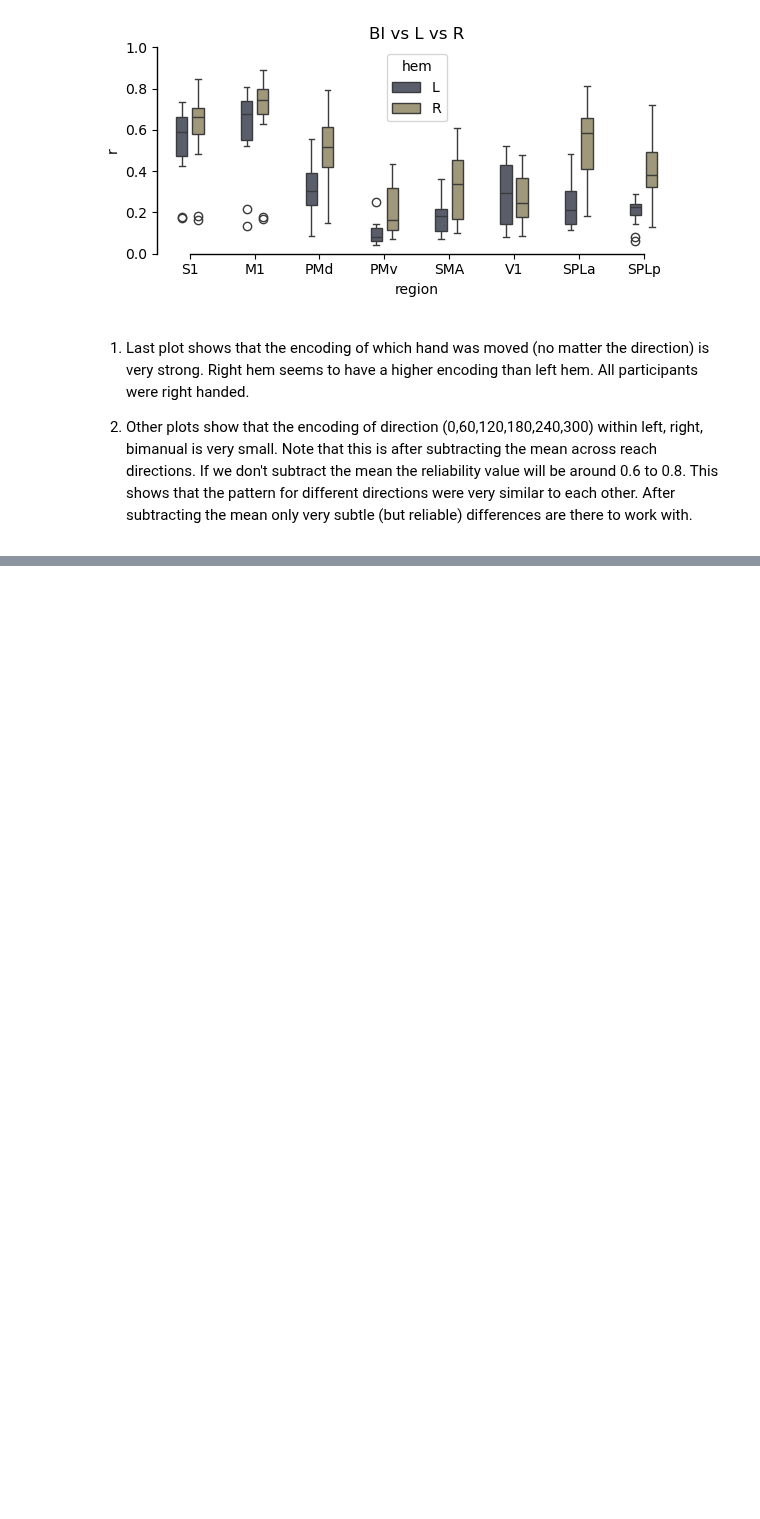
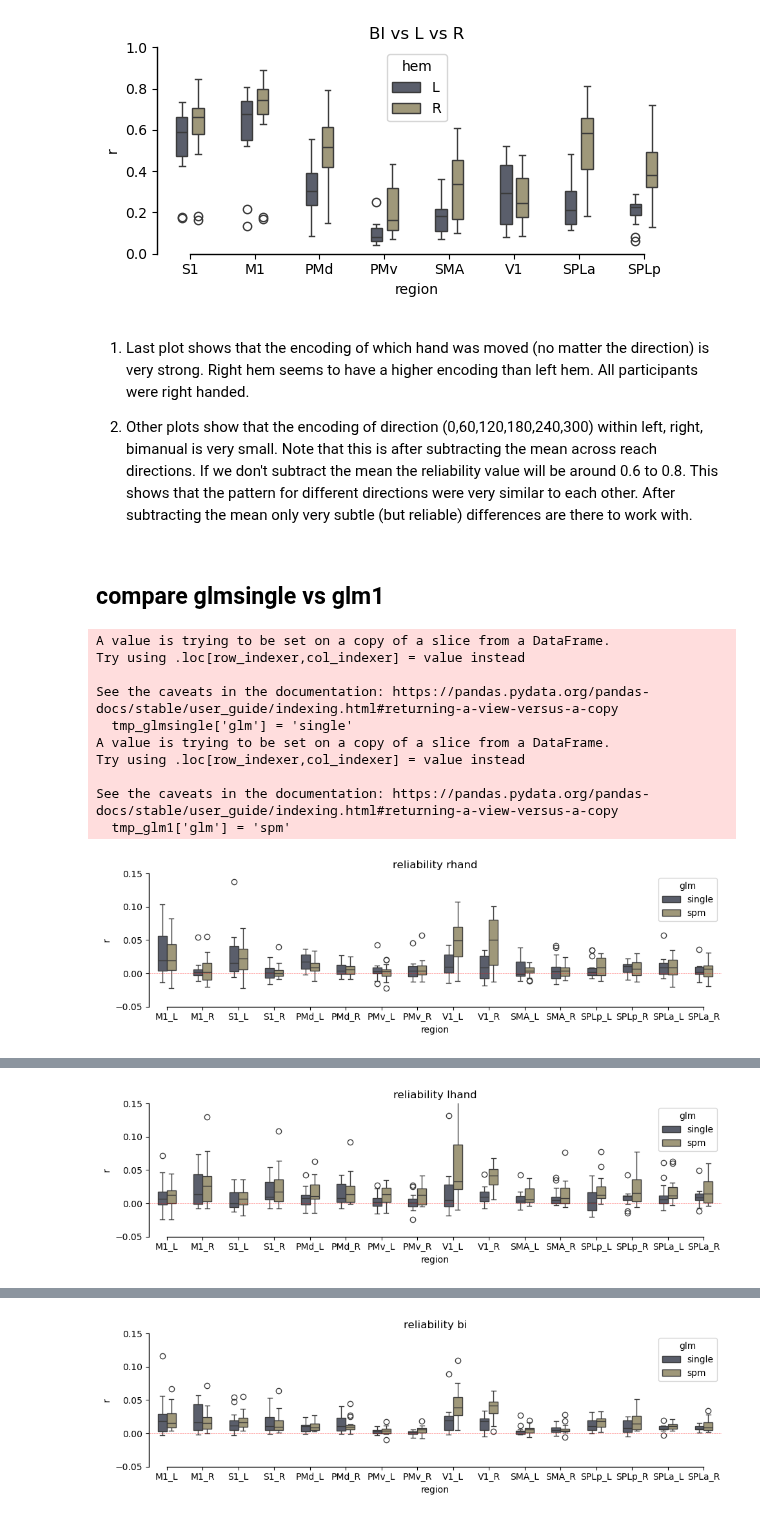
Before and after one commit to alighavam/bimanual_wrist, a Jupyter notebook: notebooks_glmsingle/reliability.ipynb, the cells around one changed output, grey strips where cells are left out. Drawn from its saved outputs; the diff is of its cells as text; code cells hidden in the pictures; blank space fills up the shorter version.

```diff
--- a/notebooks_glmsingle/reliability.ipynb
+++ b/notebooks_glmsingle/reliability.ipynb
@@ -336,3 +337,76 @@ plt.show()
 1) Last plot shows that the encoding of which hand was moved (no matter the direction) is very strong. Right hem seems to have a higher encoding than left hem. All participants were right handed.
 
 2) Other plots show that the encoding of direction (0,60,120,180,240,300) within left, right, bimanual is very small. Note that this is after subtracting the mean across reach directions. If we don't subtract the mean the reliability value will be around 0.6 to 0.8. This shows that the pattern for different directions were very similar to each other. After subtracting the mean only very subtle (but reliable) differences are there to work with.
+# %% [markdown]
+## compare glmsingle vs glm1
+# %%
+df_glmsingle = pd.read_csv(os.path.join(analysisDir, 'rel_glmsingle.csv'))
+df_glm1 = pd.read_csv(os.path.join(analysisDir, 'rel_glm1.csv'))
+regions = ['M1_L', 'M1_R', 'S1_L', 'S1_R', 'PMd_L', 'PMd_R', 'PMv_L', 'PMv_R'
+           ,'V1_L', 'V1_R', 'SMA_L', 'SMA_R', 'SPLp_L', 'SPLp_R', 'SPLa_L', 'SPLa_R']
+conditions = ['rhand','lhand','bi']
+
+# # boxplot:
+# fig, ax = plt.subplots(figsize=(10,3))
+# sns.boxplot(data=df, x='region', y='r', hue='cond', ax=ax, width=0.5, gap=0.3, palette='cividis')
+# ax.axhline(0, color='red', linestyle='--', alpha=0.5, linewidth=0.5)
+# plt.ylim((-0.05,0.15))
+# plt.title(f'reliability')
+# utils.please.make_it_pretty(ax=ax)
+# plt.tight_layout()
+# # plt.savefig(f'../figures/pattern_reliability/hand_encoding.pdf', bbox_inches="tight")
+# plt.show()
+
+# sn = np.unique(df_glmsingle['sn'])
+# for s in sn:
+#     for cond in conditions:
+#         # glmsingle
+#         tmp_glmsingle = df_glmsingle[(df_glmsingle['sn'] == s) & (df_glmsingle['cond'] == cond )]
+#         # glm1
+#         tmp_glm1 = df_glm1[(df_glm1['sn'] == s) & (df_glm1['cond'] == cond )]
+
+#         tmp_glmsingle['glm'] = 'single'
+#         tmp_glm1['glm'] = 'spm'
+
+#         tmp = pd.concat([tmp_glmsingle, tmp_glm1], ignore_index=True)
+
+#         fig, ax = plt.subplots(figsize=(10,3))
+#         sns.barplot(data=tmp, x='region', y='r', hue='glm', ax=ax, width=0.5, palette='cividis')
+#         ax.axhline(0, color='red', linestyle='--', alpha=0.5, linewidth=0.5)
+#         plt.ylim((-0.05,0.15))
+#         plt.title(f'reliability s{s} {cond}')
+#         utils.please.make_it_pretty(ax=ax)
+#         plt.tight_layout()
+#         plt.show()
+
+for cond in conditions:
+    # glmsingle
+    tmp_glmsingle = df_glmsingle[(df_glmsingle['cond'] == cond )]
+    # glm1
+    tmp_glm1 = df_glm1[(df_glm1['cond'] == cond )]
+
+    tmp_glmsingle['glm'] = 'single'
+    tmp_glm1['glm'] = 'spm'
+
+    tmp = pd.concat([tmp_glmsingle, tmp_glm1], ignore_index=True)
+
+    fig, ax = plt.subplots(figsize=(10,3))
+    sns.boxplot(data=tmp, x='region', y='r', hue='glm', ax=ax, width=0.5, palette='cividis')
+    ax.axhline(0, color='red', linestyle='--', alpha=0.5, linewidth=0.5)
+    plt.ylim((-0.05,0.15))
+    plt.title(f'reliability {cond}')
+    utils.please.make_it_pretty(ax=ax)
+    plt.tight_layout()
+    plt.show()
+# %% [output]
+A value is trying to be set on a copy of a slice from a DataFrame.
+Try using .loc[row_indexer,col_indexer] = value instead
+
+See the caveats in the documentation: https://pandas.pydata.org/pandas-docs/stable/user_guide/indexing.html#returning-a-view-versus-a-copy
+  tmp_glmsingle['glm'] = 'single'
+A value is trying to be set on a copy of a slice from a DataFrame.
+Try using .loc[row_indexer,col_indexer] = value instead
+
+See the caveats in the documentation: https://pandas.pydata.org/pandas-docs/stable/user_guide/indexing.html#returning-a-view-versus-a-copy
+  tmp_glm1['glm'] = 'spm'
+[figure, added]
@@ -338,0 +423 @@ plt.show()
+[figure, added]
@@ -338,0 +434 @@ plt.show()
+[figure, added]
```
Also changed, not shown: parts of 2 cells of this notebook, 6 other files.
